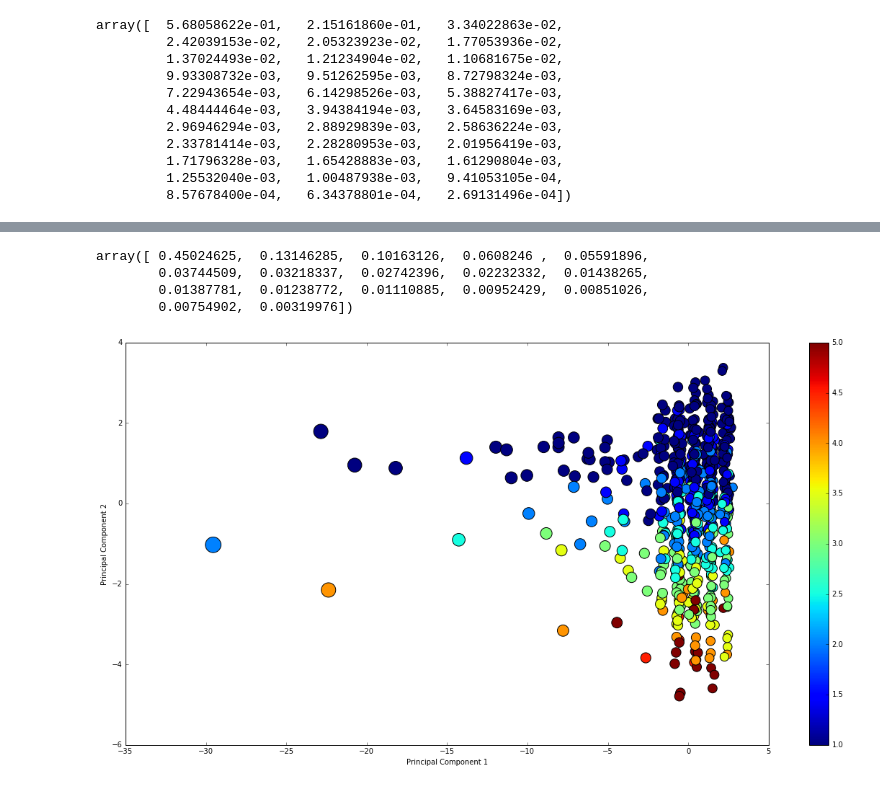
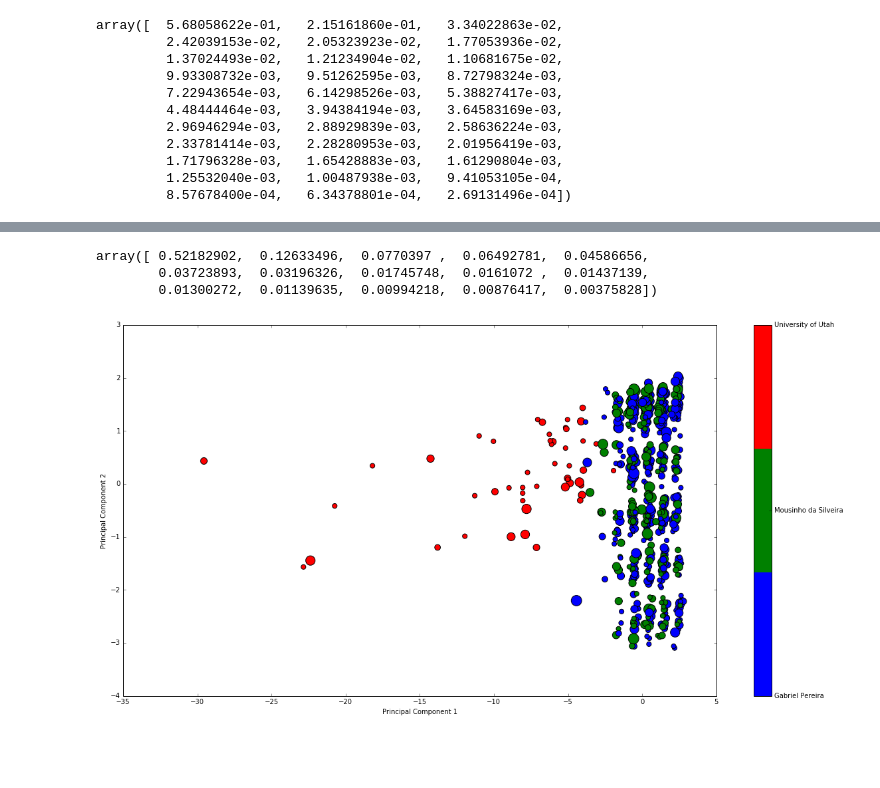
Before and after one commit to fagan2888/DataSci_Final_Project, a Jupyter notebook: PCA Visualization/PCA Visualization.ipynb, the cells around one changed output, grey strips where cells are left out. Saved outputs shown, nothing was run; the diff lists cells and outputs as text; code cells hidden in the pictures; blank space fills up the shorter version.

```diff
--- a/PCA Visualization/PCA Visualization.ipynb
+++ b/PCA Visualization/PCA Visualization.ipynb
@@ -105,5 +110,5 @@ plt.show()
 # %%
-PCA_cols = ['age', 'school_num', 'sex_num', 'address_num', 'famsize_num', 'reason_num', 'traveltime', 'Dalc', 'Walc',
+PCA_cols = ['age', 'school_num', 'sex_num', 'address_num', 'famsize_num', 'reason_num', 'traveltime',
             'studytime', 'failures', 'famsup_num', 'internet_num', 'romantic_num', 'freetime', 'health', 'paid_num']
 
 combined_data_PCA = num_data_df[PCA_cols]
@@ -114,17 +119,23 @@ survey_PCA = pca_model_survey.fit_transform(combined_data_PCA)
 # %%
 pca_model_survey.explained_variance_ratio_
 # %% [output]
-array([ 0.45024625,  0.13146285,  0.10163126,  0.0608246 ,  0.05591896,
-        0.03744509,  0.03218337,  0.02742396,  0.02232332,  0.01438265,
-        0.01387781,  0.01238772,  0.01110885,  0.00952429,  0.00851026,
-        0.00754902,  0.00319976])
+array([ 0.52182902,  0.12633496,  0.0770397 ,  0.06492781,  0.04586656,
+        0.03723893,  0.03196326,  0.01745748,  0.0161072 ,  0.01437139,
+        0.01300272,  0.01139635,  0.00994218,  0.00876417,  0.00375828])
 # %%
 # PCA analysis
 
-plt.scatter(survey_PCA[:, 0], survey_PCA[:, 1], c=alc_avg, s=num_data_df['age']*10, cmap='jet')
+# components
+components = pca_model_survey.components_
+
+colors = ListedColormap(['blue','green','red'])
+
+ax = plt.scatter(survey_PCA[:, 0], survey_PCA[:, 1], c=school_all, s=alc_avg*50, cmap=colors)
 plt.xlabel('Principal Component 1')
 plt.ylabel('Principal Component 2')
-plt.colorbar()
+cbar = plt.colorbar(ticks = [0, 1, 2])
+cbar.ax.set_yticklabels(['Gabriel Pereira', 'Mousinho da Silveira', 'University of Utah'])
+
 plt.show()
 # %% [output]
-[figure, old version]
+[figure, new version]
```
Also changed, not shown: parts of 3 cells of this notebook, 3 other files.
